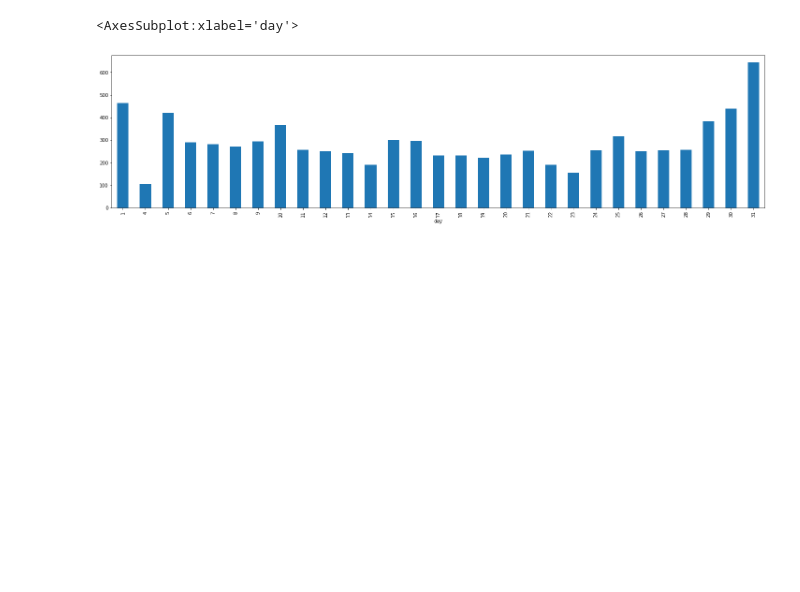
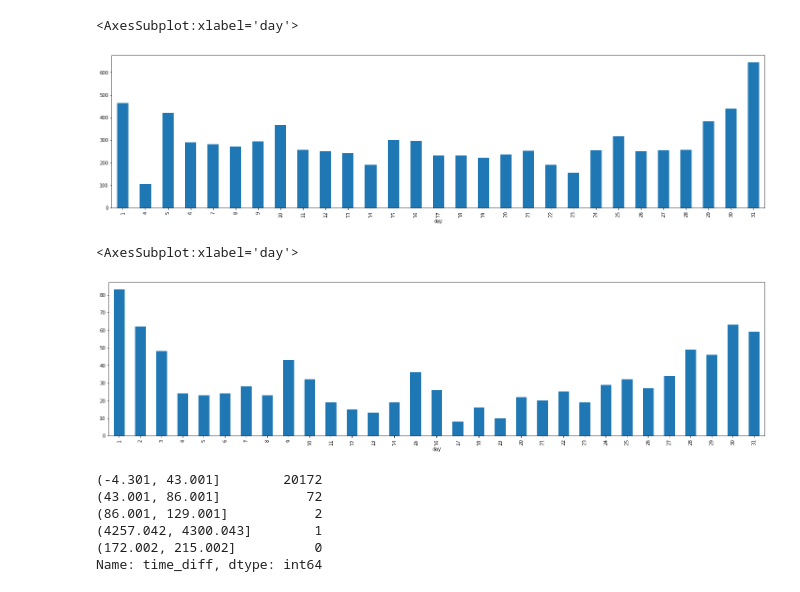
Before and after one commit to SamPink/opensea-stats, a Jupyter notebook: where_missing_data.ipynb, the cells around one changed output. Drawn from its saved outputs; the diff is of its cells as text; code cells hidden in the pictures; blank space fills up the shorter version.

```diff
--- a/where_missing_data.ipynb
+++ b/where_missing_data.ipynb
@@ -9,9 +11,12 @@ bayc_listings = bayc_listings.drop_duplicates(subset=['listing_id'])
 # %%
 #sort by time
-bayc_listings = bayc_listings.sort_values(by=['listing_id'])
+bayc_listings = bayc_listings.sort_values(by=['time'])
+bayc_sales = bayc_sales.sort_values(by=['time'])
 # %%
 #get the time difference between listings in minutes
 bayc_listings['time_diff'] = (bayc_listings['time'] - bayc_listings['time'].shift(1)).dt.total_seconds()/60
+
+bayc_sales['time_diff'] = (bayc_sales['time'] - bayc_sales['time'].shift(1)).dt.total_seconds()/60
 # %%
 #sort my time difference high to low
 bayc_listings = bayc_listings.sort_values(by=['time_diff'], ascending=False)
@@ -22,6 +27,11 @@ bayc_listings['month'] = pd.DatetimeIndex(bayc_listings['time']).month
 bayc_listings['day'] = pd.DatetimeIndex(bayc_listings['time']).day
 #add column for hour
 bayc_listings['hour'] = pd.DatetimeIndex(bayc_listings['time']).hour
+# %%
+#add month, day and hour to sales
+bayc_sales['month'] = pd.DatetimeIndex(bayc_sales['time']).month
+bayc_sales['day'] = pd.DatetimeIndex(bayc_sales['time']).day
+bayc_sales['hour'] = pd.DatetimeIndex(bayc_sales['time']).hour
 # %%
 bayc_listings_jan = bayc_listings[bayc_listings['month'] == 1]
 # %%
@@ -30,3 +40,12 @@ bayc_listings_jan.groupby(['day']).count()['listing_id'].plot(figsize=(25,6), ki
 # %% [output]
 <AxesSubplot:xlabel='day'>
 [figure]
+# %%
+#get january sales
+bayc_sales_jan = bayc_sales[bayc_sales['month'] == 1]
+# %%
+#plot sales per day in January
+bayc_sales_jan.groupby(['day']).count()['sale_id'].plot(figsize=(25,6), kind='bar')
+# %% [output]
+<AxesSubplot:xlabel='day'>
+[figure, added]
@@ -32,0 +55,9 @@ bayc_listings_jan.groupby(['day']).count()['listing_id'].plot(figsize=(25,6), ki
+# %%
+bayc_listings.time_diff.value_counts(bins=100).head(5)
+# %% [output]
+(-4.301, 43.001]        20172
+(43.001, 86.001]           72
+(86.001, 129.001]           2
+(4257.042, 4300.043]        1
+(172.002, 215.002]          0
+Name: time_diff, dtype: int64
```
Also changed, not shown: parts of 5 cells of this notebook.
